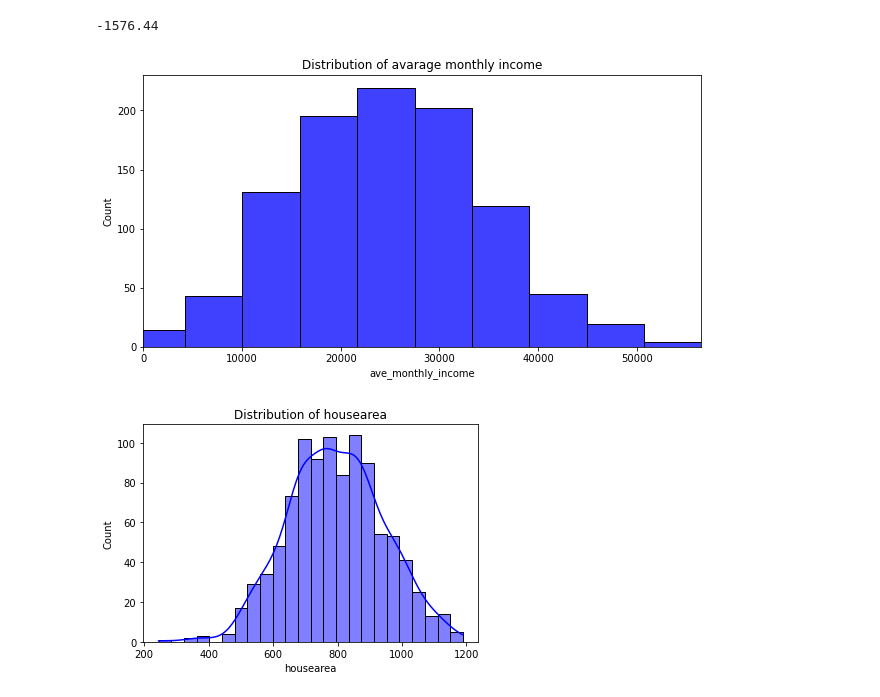
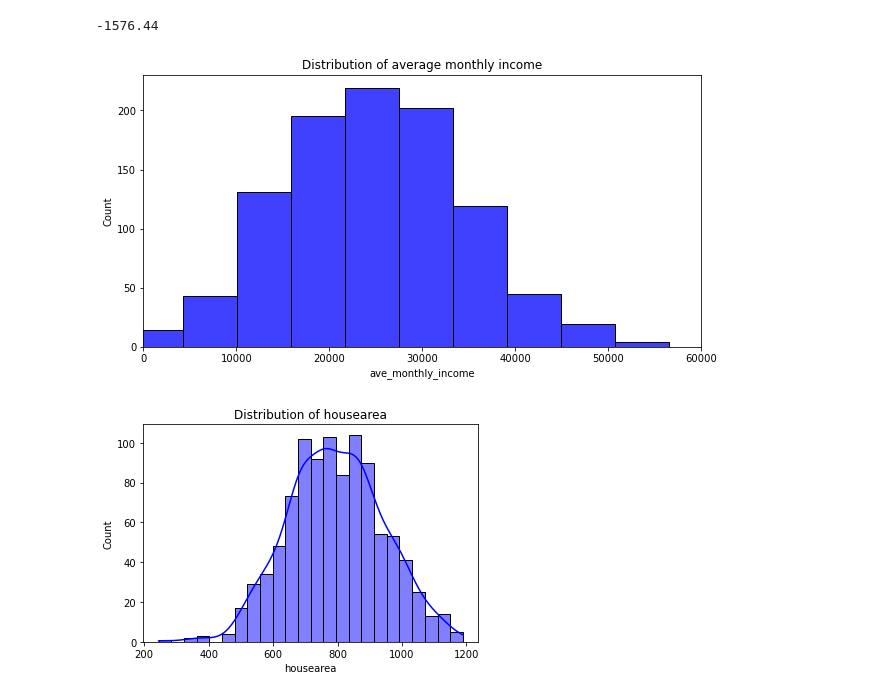
Before and after one commit to subhajyotirkmveri/household-energy-bill, a Jupyter notebook: ml_project_household_energy_bill.ipynb, the cells around one changed output. Saved outputs shown, nothing was run; the diff lists cells and outputs as text; code cells hidden in the pictures.

```diff
--- a/ml_project_household_energy_bill.ipynb
+++ b/ml_project_household_energy_bill.ipynb
@@ -272,16 +314,15 @@ ave_monthly_income_min
 # %%
 # Plotting the average monthly income
 plt.figure(figsize=(10, 5))
 sns.histplot(data.ave_monthly_income, bins=10 ,color='blue')
-plt.title("Distribution of avarage monthly income")
-
+plt.xlim(0, 60000)
 max_price = data.ave_monthly_income.max()
-plt.xlim(0, max_price)
+plt.title("Distribution of average monthly income")
 # Save the picture
 #plt.savefig('house_histogram.png')
 plt.show()
 # %% [output]
-[figure, old version]
+[figure, new version]
 # %%
 cont_columns = ['housearea', 'ave_monthly_income', 'amount_paid']
 # %%
```
Also changed, not shown: parts of 12 cells of this notebook.
